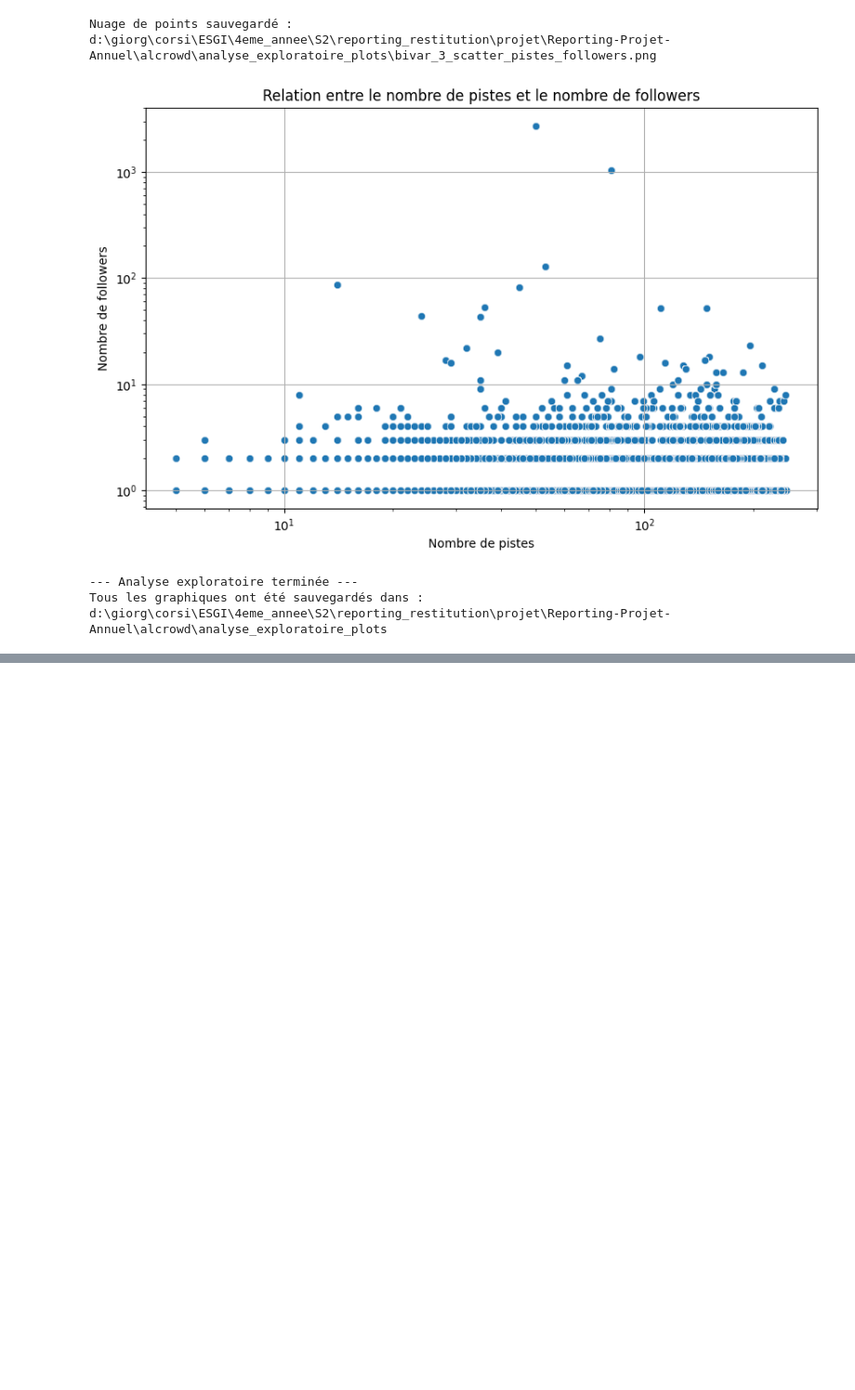
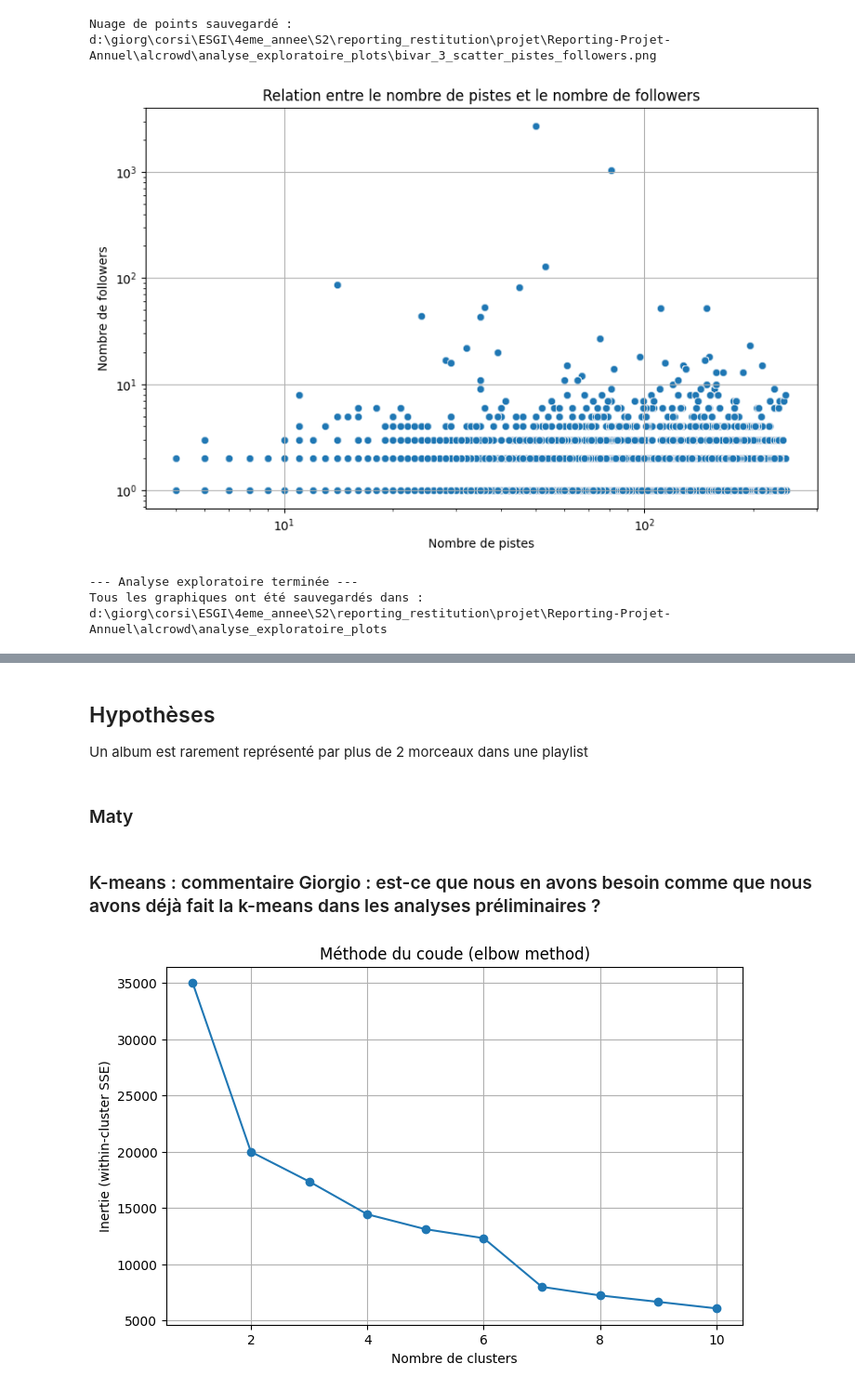
Before and after one commit to HugoHOUNTesgi/Reporting-Projet-Annuel, a Jupyter notebook: projet_reporting.ipynb, the cells around one changed output, grey strips where cells are left out. Shown at 93% size. Cells and saved outputs as stored; diff of their text form; code cells hidden in the pictures; blank space fills up the shorter version.

```diff
--- a/projet_reporting.ipynb
+++ b/projet_reporting.ipynb
@@ -343,0 +506,5 @@ Tous les graphiques ont été sauvegardés dans : d:\giorg\corsi\ESGI\4eme_annee
+# %% [markdown]
+## Hypothèses
+Un album est rarement représenté par plus de 2 morceaux dans une playlist
+# %% [markdown]
+### Maty
@@ -343,0 +518,48 @@ Tous les graphiques ont été sauvegardés dans : d:\giorg\corsi\ESGI\4eme_annee
+# %% [markdown]
+### K-means : commentaire Giorgio : est-ce que nous en avons besoin comme que nous avons déjà fait la k-means dans les analyses préliminaires ?
+# %%
+# 1. Calcul de la variable max_tracks_per_album (nombre maximum de morceaux provenant du même album dans la playlist)
+max_per_album = df.groupby(['pid', 'album_name']).size().reset_index(name='count')
+max_tracks_per_album = max_per_album.groupby('pid')['count'].max().reset_index(name='max_tracks_per_album')
+
+# 2. Agrégation des autres infos playlist
+playlist_features = df.groupby('pid').agg({
+    'num_tracks': 'first',
+    'num_albums': 'first',
+    'num_artists': 'first',
+    'num_followers': 'first',
+    'num_edits': 'first',
+    'playlist_duration_minutes': 'first'
+}).reset_index()
+
+# 3. Fusion de la variable max_tracks_per_album
+playlist_df = pd.merge(playlist_features, max_tracks_per_album, on='pid')
+
+# 4. Sélection des variables pour le clustering (inclut maintenant l’hypothèse)
+features = ['num_tracks', 'num_albums', 'num_artists', 'num_followers',
+            'num_edits', 'playlist_duration_minutes', 'max_tracks_per_album']
+X = playlist_df[features]
+
+# 5. Standardisation
+scaler = StandardScaler()
+X_scaled = scaler.fit_transform(X)
+
+# 6. Méthode du coude
+inertia = []
+K_range = range(1, 11)
+
+for k in K_range:
+    kmeans = KMeans(n_clusters=k, random_state=42)
+    kmeans.fit(X_scaled)
+    inertia.append(kmeans.inertia_)
+
+# Tracé de la courbe du coude
+plt.figure(figsize=(8, 5))
+plt.plot(K_range, inertia, marker='o')
+plt.xlabel('Nombre de clusters')
+plt.ylabel('Inertie (within-cluster SSE)')
+plt.title("Méthode du coude (elbow method)")
+plt.grid(True)
+plt.show()
+# %% [output]
+[figure, added]
```
Also changed, not shown: parts of 27 cells of this notebook, 2 other files.
